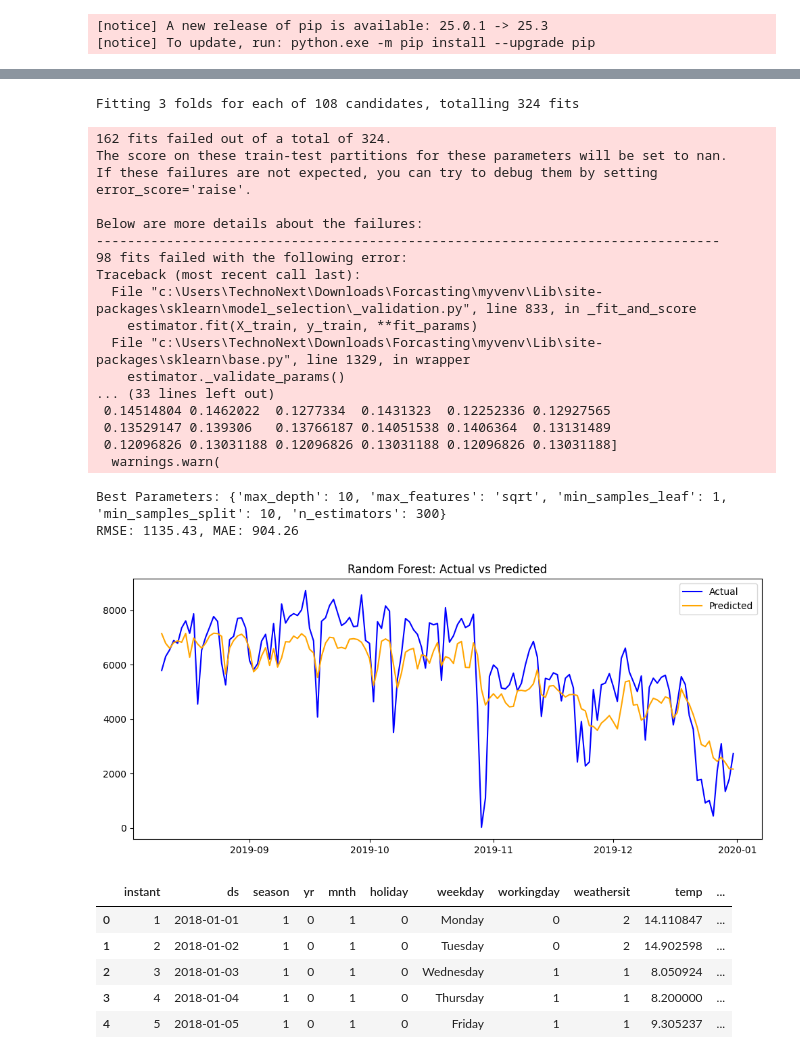
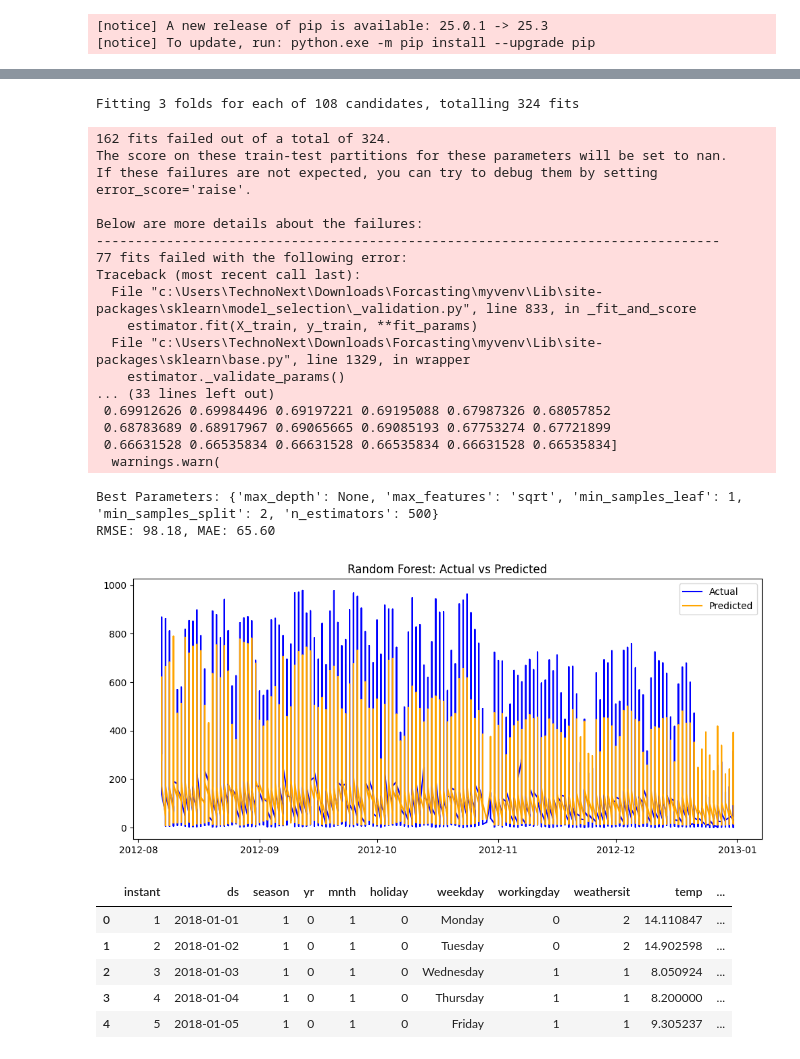
Before and after one commit to atikuddola/Forecasting-Model-Explore, a Jupyter notebook: forcast.ipynb, the cells around one changed output, grey strips where cells are left out. Cells and saved outputs as stored; diff of their text form; code cells hidden in the pictures.

Commit message:
Hourlt Based DS Added

```diff
--- a/forcast.ipynb
+++ b/forcast.ipynb
@@ -97,5 +121,5 @@ plt.show()
 # %%
-df_prophet['weekday'] = df_prophet['ds'].dt.day_name()
-df_prophet.groupby('weekday')['y'].mean()
+df['weekday'] = df['ds'].dt.day_name()
+df.groupby('weekday')['y'].mean()
 # %% [output]
 weekday
@@ -159,9 +174,13 @@ from sklearn.ensemble import RandomForestRegressor
 from sklearn.model_selection import train_test_split
 import pandas as pd
 
-features = ['season','yr','mnth','holiday','weekday','workingday','weathersit','temp','atemp','hum','windspeed']
+# [ 'ds', 'season', 'yr', 'mnth', 'hr', 'holiday',
+#        'workingday', 'weathersit', 'temp', 'atemp', 'hum', 'windspeed',
+#        'casual', 'registered', 'y']
+
+features = ['season','yr','mnth','hr','holiday','workingday','weathersit','temp','hum','windspeed']
 X = df[features]
-y = df['cnt']
+y = df['y']
 
 # Split for quick evaluation
 X_train, X_test, y_train, y_test = train_test_split(X, y, test_size=0.2, shuffle=False)
@@ -187,5 +252,8 @@ df_subset = df_prophet[['temp', 'atemp', 'yr', 'hum', 'ds', 'y']]
 # %%
 from prophet import Prophet
+
+
+
 model = Prophet(
     weekly_seasonality=True,
     yearly_seasonality=False,
@@ -193,9 +261,9 @@ model = Prophet(
 )
 
 
-model.fit(df_subset)
+model.fit(df)
 
-future = model.make_future_dataframe(periods=7)  # predict next 30 days
+future = model.make_future_dataframe(periods=30)  # predict next 30 days
 forecast = model.predict(future)
 
 forecast[['ds', 'yhat', 'yhat_lower', 'yhat_upper']].tail()
@@ -284,34 +381,34 @@ import matplotlib.pyplot as plt
 # ---------------------------
 # Prepare features
 # ---------------------------
-df = df_prophet.copy()  # your dataframe
-TARGET = 'y'
+# df = df_prophet.copy()  # your dataframe
+# TARGET = 'y'
 
-# Create time-based features
-df['month'] = df['ds'].dt.month
-df['day_of_week'] = df['ds'].dt.dayofweek
-df['day_of_month'] = df['ds'].dt.day
-df['week_of_year'] = df['ds'].dt.isocalendar().week
-df['is_weekend'] = df['day_of_week'].isin([5,6]).astype(int)
+# # Create time-based features
+# df['month'] = df['ds'].dt.month
+# df['day_of_week'] = df['ds'].dt.dayofweek
+# df['day_of_month'] = df['ds'].dt.day
+# df['week_of_year'] = df['ds'].dt.isocalendar().week
+# df['is_weekend'] = df['day_of_week'].isin([5,6]).astype(int)
 
-# Create lag features
-for lag in [1, 7, 14]:
-    df[f'y_lag_{lag}'] = df[TARGET].shift(lag)
+# # Create lag features
+# for lag in [1, 7, 14]:
+#     df[f'y_lag_{lag}'] = df[TARGET].shift(lag)
 
-# Create rolling mean features
-for window in [7, 14]:
-    df[f'y_roll_{window}'] = df[TARGET].shift(1).rolling(window).mean()
+# # Create rolling mean features
+# for window in [7, 14]:
+#     df[f'y_roll_{window}'] = df[TARGET].shift(1).rolling(window).mean()
 
-# Drop rows with NaN (due to lag/rolling)
-df.dropna(inplace=True)
+# # Drop rows with NaN (due to lag/rolling)
+# df.dropna(inplace=True)
 
-# Define features
-features = ['temp', 'atemp', 'yr', 'hum', 'month', 'day_of_week',
-            'day_of_month', 'week_of_year', 'is_weekend',
-            'y_lag_1', 'y_lag_7', 'y_lag_14', 'y_roll_7', 'y_roll_14']
+# # Define features
+# features = ['temp', 'atemp', 'yr', 'hum', 'month', 'day_of_week',
+#             'day_of_month', 'week_of_year', 'is_weekend',
+#             'y_lag_1', 'y_lag_7', 'y_lag_14', 'y_roll_7', 'y_roll_14']
 
-X = df[features]
-y = df[TARGET]
+# X = df[features]
+# y = df[TARGET]
 
 # Train-test split (80-20)
 split_idx = int(len(df)*0.8)
@@ -341,40 +438,40 @@ y_pred = best_rf.predict(X_test)
 rmse = np.sqrt(mean_squared_error(y_test, y_pred))
 mae = mean_absolute_error(y_test, y_pred)
 
 print(f"Best Parameters: {grid_rf.best_params_}")
 print(f"RMSE: {rmse:.2f}, MAE: {mae:.2f}")
 
 # ---------------------------
 # Plot results
 # ---------------------------
 plt.figure(figsize=(12,5))
 plt.plot(df['ds'][split_idx:], y_test, label='Actual', color='blue')
 plt.plot(df['ds'][split_idx:], y_pred, label='Predicted', color='orange')
 plt.legend()
 plt.title("Random Forest: Actual vs Predicted")
 plt.show()
 # %% [output]
 Fitting 3 folds for each of 108 candidates, totalling 324 fits
 162 fits failed out of a total of 324.
 The score on these train-test partitions for these parameters will be set to nan.
 If these failures are not expected, you can try to debug them by setting error_score='raise'.
 
 Below are more details about the failures:
 --------------------------------------------------------------------------------
-98 fits failed with the following error:
+77 fits failed with the following error:
 Traceback (most recent call last):
   File "c:\Users\TechnoNext\Downloads\Forcasting\myvenv\Lib\site-packages\sklearn\model_selection\_validation.py", line 833, in _fit_and_score
     estimator.fit(X_train, y_train, **fit_params)
   File "c:\Users\TechnoNext\Downloads\Forcasting\myvenv\Lib\site-packages\sklearn\base.py", line 1329, in wrapper
     estimator._validate_params()
 ... (33 lines left out)
- 0.14514804 0.1462022  0.1277334  0.1431323  0.12252336 0.12927565
- 0.13529147 0.139306   0.13766187 0.14051538 0.1406364  0.13131489
- 0.12096826 0.13031188 0.12096826 0.13031188 0.12096826 0.13031188]
+ 0.69912626 0.69984496 0.69197221 0.69195088 0.67987326 0.68057852
+ 0.68783689 0.68917967 0.69065665 0.69085193 0.67753274 0.67721899
+ 0.66631528 0.66535834 0.66631528 0.66535834 0.66631528 0.66535834]
   warnings.warn(
-Best Parameters: {'max_depth': 10, 'max_features': 'sqrt', 'min_samples_leaf': 1, 'min_samples_split': 10, 'n_estimators': 300}
-RMSE: 1135.43, MAE: 904.26
+Best Parameters: {'max_depth': None, 'max_features': 'sqrt', 'min_samples_leaf': 1, 'min_samples_split': 2, 'n_estimators': 500}
+RMSE: 98.18, MAE: 65.60
-[figure, old version]
+[figure, new version]
 # %%
 df_prophet.head()
 # %% [output]
```
Also changed, not shown: parts of 23 cells of this notebook.
